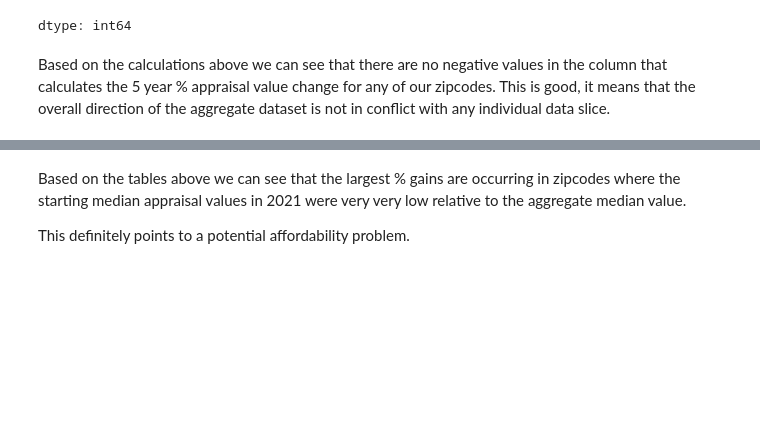
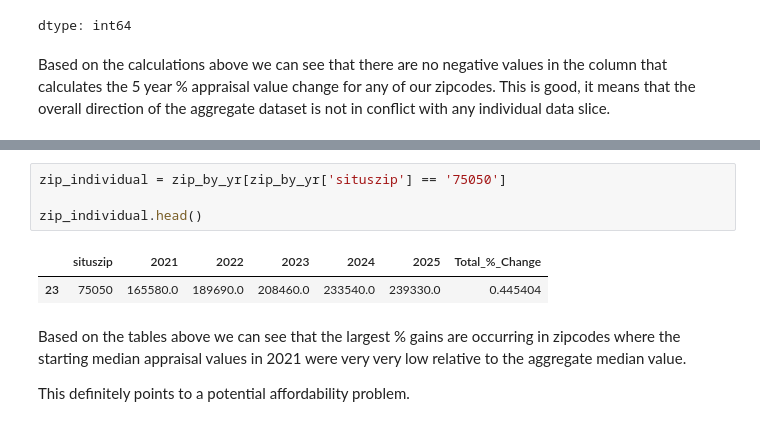
Before and after one commit to d-monkey-CG/DFW-Residential-Housing-Price-Predictor, a Jupyter notebook: DFW_Home_Price_EDA.ipynb, the cells around one changed output, grey strips where cells are left out. Drawn from its saved outputs; the diff is of its cells as text; blank space fills up the shorter version.

```diff
--- a/DFW_Home_Price_EDA.ipynb
+++ b/DFW_Home_Price_EDA.ipynb
@@ -274,3 +280,10 @@ zip_by_yr.nsmallest(5, 'Total_%_Change')
+# %%
+zip_individual = zip_by_yr[zip_by_yr['situszip'] == '75050']
+
+zip_individual.head()
+# %% [output]
+|  | situszip | 2021 | 2022 | 2023 | 2024 | 2025 | Total_%_Change |
+| 23 | 75050 | 165580.0 | 189690.0 | 208460.0 | 233540.0 | 239330.0 | 0.445404 |
 # %% [markdown]
 Based on the tables above we can see that the largest % gains are occurring in zipcodes where the starting median appraisal values in 2021 were very very low relative to the aggregate median value.
 
```
Also changed, not shown: parts of 8 cells of this notebook.
